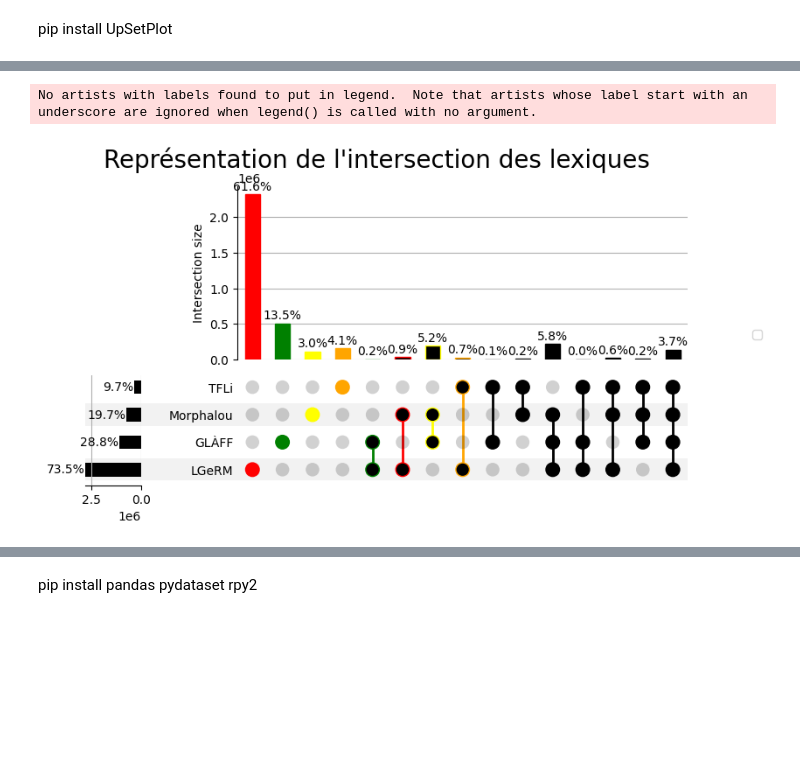
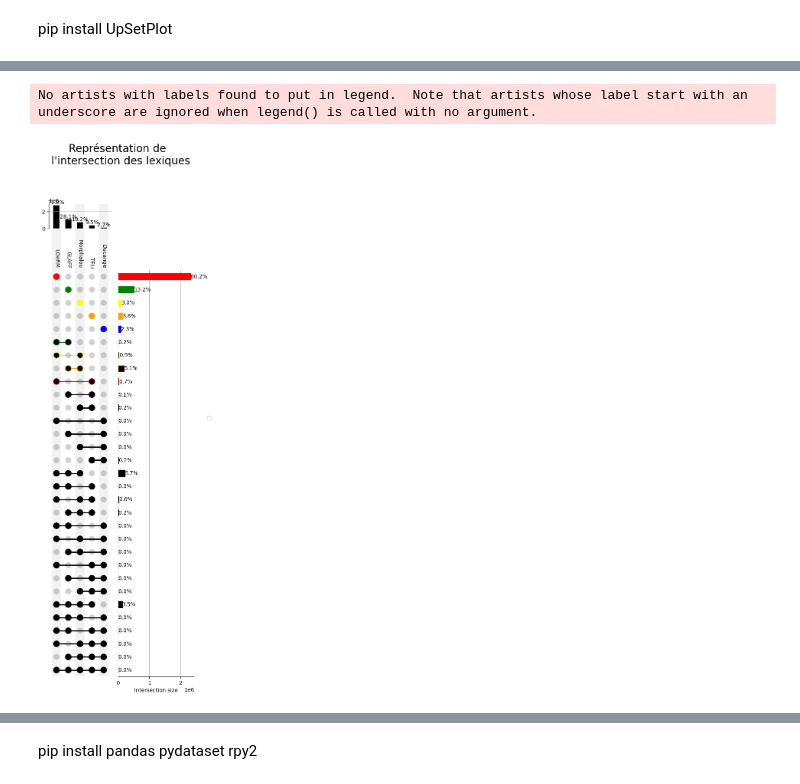
Before and after one commit to Marceau-h/memoire, a Jupyter notebook: upset.ipynb, the cells around one changed output, grey strips where cells are left out. Saved outputs shown, nothing was run; the diff lists cells and outputs as text; code cells hidden in the pictures; blank space fills up the shorter version.

```diff
--- a/upset.ipynb
+++ b/upset.ipynb
@@ -8,7 +8,7 @@ from upsetplot import from_contents, UpSet, plot
 
 folder = Path("lexiques")
 lex = [
-    # ("Ducange", "ducange"),
+    ("Ducange", "ducange"),
     ("GLÀFF", "glaff"),
     ("LGeRM", "LGERM"),
     ("Morphalou", "morphalou"),
@@ -45,7 +45,7 @@ test.to_csv("test.csv")
 # %%
 upset = UpSet(
     test,
-    # orientation='vertical',
+    orientation='vertical',
     # sort_by='degree',
     # subset_size='count',
     # show_counts=True,
@@ -59,33 +59,23 @@ upset = UpSet(
 
 upset.style_subsets(
     present="LGeRM",
-    absent=[
-        # "Ducange",
-        "GLÀFF",
-        "Morphalou",
-        "TFLi"
-    ],
+    absent=["Ducange", "GLÀFF", "Morphalou", "TFLi"],
     facecolor="red",
     # hatch="\\",
     # label="LGeRM",
 )
 
-# upset.style_subsets(
-#     present="Ducange",
-#     absent=["LGeRM", "GLÀFF", "Morphalou", "TFLi"],
-#     facecolor="blue",
-#     # hatch="\\",
-#     # label="Ducange",
-# )
+upset.style_subsets(
+    present="Ducange",
+    absent=["LGeRM", "GLÀFF", "Morphalou", "TFLi"],
+    facecolor="blue",
+    # hatch="\\",
+    # label="Ducange",
+)
 
 upset.style_subsets(
     present="GLÀFF",
-    absent=[
-        "LGeRM",
-        # "Ducange",
-        "Morphalou",
-        "TFLi"
-    ],
+    absent=["LGeRM", "Ducange", "Morphalou", "TFLi"],
     facecolor="green",
     # hatch="\\",
     # label="GLÀFF",
@@ -93,12 +83,7 @@ upset.style_subsets(
 
 upset.style_subsets(
     present="Morphalou",
-    absent=[
-        "LGeRM",
-        # "Ducange",
-        "GLÀFF",
-        "TFLi"
-    ],
+    absent=["LGeRM", "Ducange", "GLÀFF", "TFLi"],
     facecolor="yellow",
     # hatch="\\",
     # label="Morphalou",
@@ -106,12 +91,7 @@ upset.style_subsets(
 
 upset.style_subsets(
     present="TFLi",
-    absent=[
-        "LGeRM",
-        # "Ducange",
-        "GLÀFF",
-        "Morphalou"
-    ],
+    absent=["LGeRM", "Ducange", "GLÀFF", "Morphalou"],
     facecolor="orange",
     # hatch="\\",
     # label="TFLi",
@@ -119,60 +99,44 @@ upset.style_subsets(
 
 upset.style_subsets(
     present=["LGeRM", "GLÀFF"],
-    absent=[
-        # "Ducange",
-        "Morphalou"
-        , "TFLi"
-    ],
+    absent=["Ducange", "Morphalou", "TFLi"],
     edgecolor="green",
     # label="LGeRM & GLÀFF",
 )
 
 upset.style_subsets(
     present=["LGeRM", "Morphalou"],
-    absent=[
-        # "Ducange",
-        "GLÀFF",
-        "TFLi"
-    ],
-    edgecolor="red",
+    absent=["Ducange", "GLÀFF", "TFLi"],
+    edgecolor="yellow",
     # label="LGeRM & Morphalou",
 )
 
 upset.style_subsets(
     present=["GLÀFF", "Morphalou"],
-    absent=[
-        # "Ducange",
-        "LGeRM",
-        "TFLi"
-    ],
-    edgecolor="yellow",
+    absent=["Ducange", "LGeRM", "TFLi"],
+    edgecolor="orange",
     # label="GLÀFF & Morphalou",
 )
 
 upset.style_subsets(
     present=["TFLi", "LGeRM"],
-    absent=[
-        # "Ducange",
-        "GLÀFF",
-        "Morphalou"
-    ],
-    edgecolor="orange",
+    absent=["Ducange", "GLÀFF", "Morphalou"],
+    edgecolor="red",
     # label="TFLi & LGeRM",
 )
 
 
 fig = plt.figure()
 fig.legend(loc=7)
 
 upset.plot(fig=fig)
 fig.figsize = (20, 20)
-plt.suptitle("Représentation de l'intersection des lexiques", fontsize=20)
-plt.savefig("upset_WO_ducange.png")
+plt.suptitle("Représentation de \n l'intersection des lexiques", fontsize=20)
+plt.savefig("upset_vert.png")
 plt.show()
 # %% [output]
 No artists with labels found to put in legend.  Note that artists whose label start with an underscore are ignored when legend() is called with no argument.
-[figure, old version]
+[figure, new version]
 # %%
 fig = plot(test)
 
```
Also changed, not shown: parts of 5 cells of this notebook.
